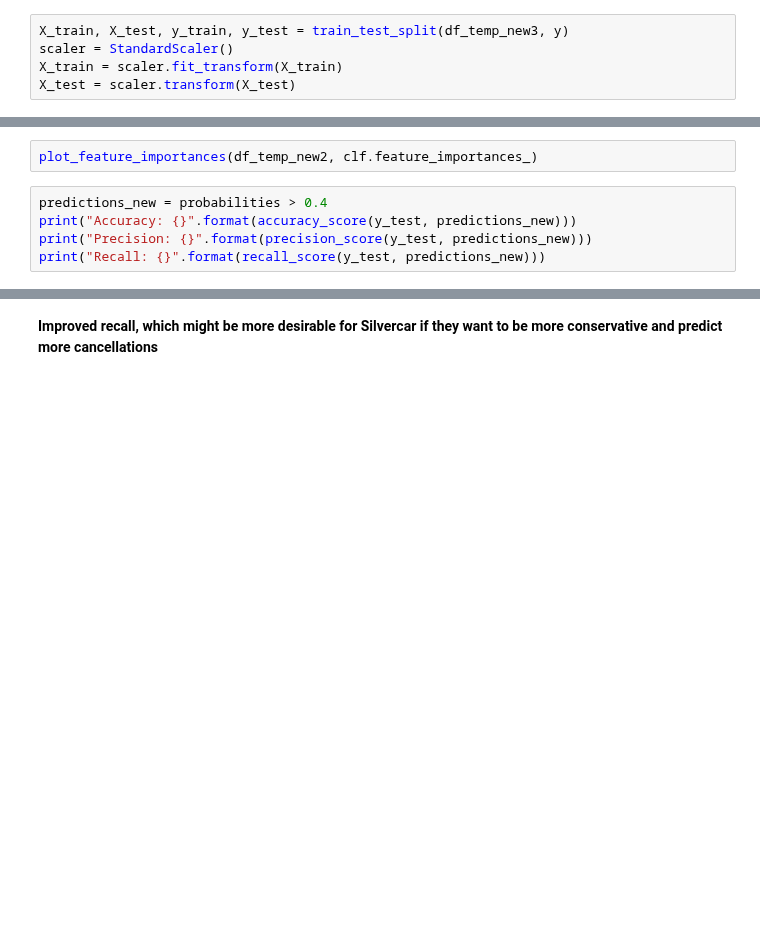
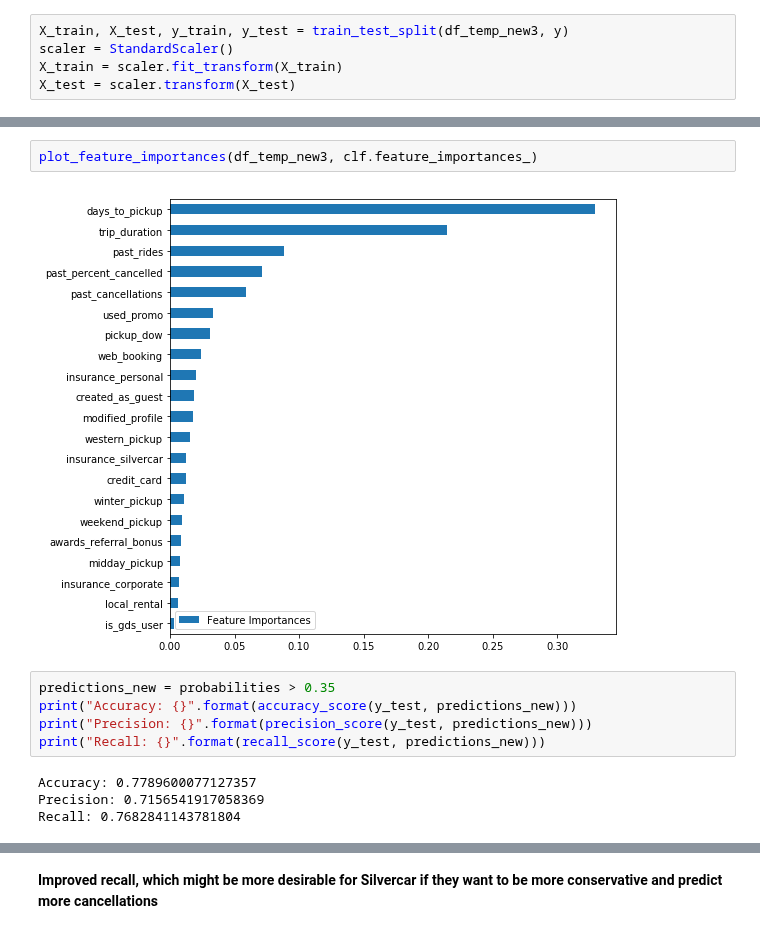
Before and after one commit to mengeling/silvercar-cancellation-predictor, a Jupyter notebook: EDA/modeling.ipynb, the cells around one changed output, grey strips where cells are left out. Drawn from its saved outputs; the diff is of its cells as text; blank space fills up the shorter version.

```diff
--- a/EDA/modeling.ipynb
+++ b/EDA/modeling.ipynb
@@ -405,10 +413,16 @@ plot_roc_curve(fpr, tpr, thresholds, auc)
 # %%
-plot_feature_importances(df_temp_new2, clf.feature_importances_)
+plot_feature_importances(df_temp_new3, clf.feature_importances_)
+# %% [output]
+[figure, added]
 # %%
-predictions_new = probabilities > 0.4
+predictions_new = probabilities > 0.35
 print("Accuracy: {}".format(accuracy_score(y_test, predictions_new)))
 print("Precision: {}".format(precision_score(y_test, predictions_new)))
 print("Recall: {}".format(recall_score(y_test, predictions_new)))
+# %% [output]
+Accuracy: 0.7789600077127357
+Precision: 0.7156541917058369
+Recall: 0.7682841143781804
 # %%
 cm = confusion_matrix(y_test, predictions)
 cm = np.array([[cm[1, 1], cm[0, 1]], [cm[1, 0], cm[0, 0]]])
```
Also changed, not shown: parts of 6 cells of this notebook, 8 other files.
